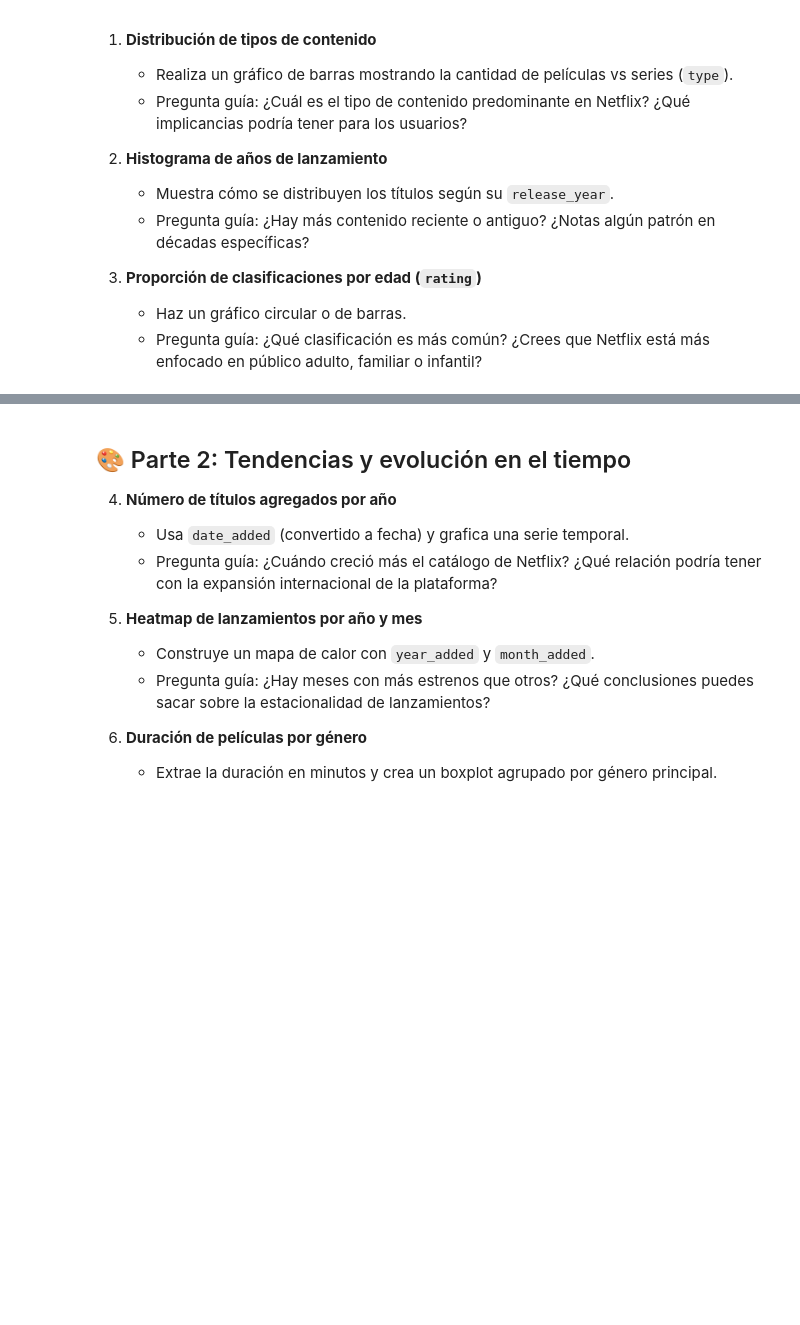
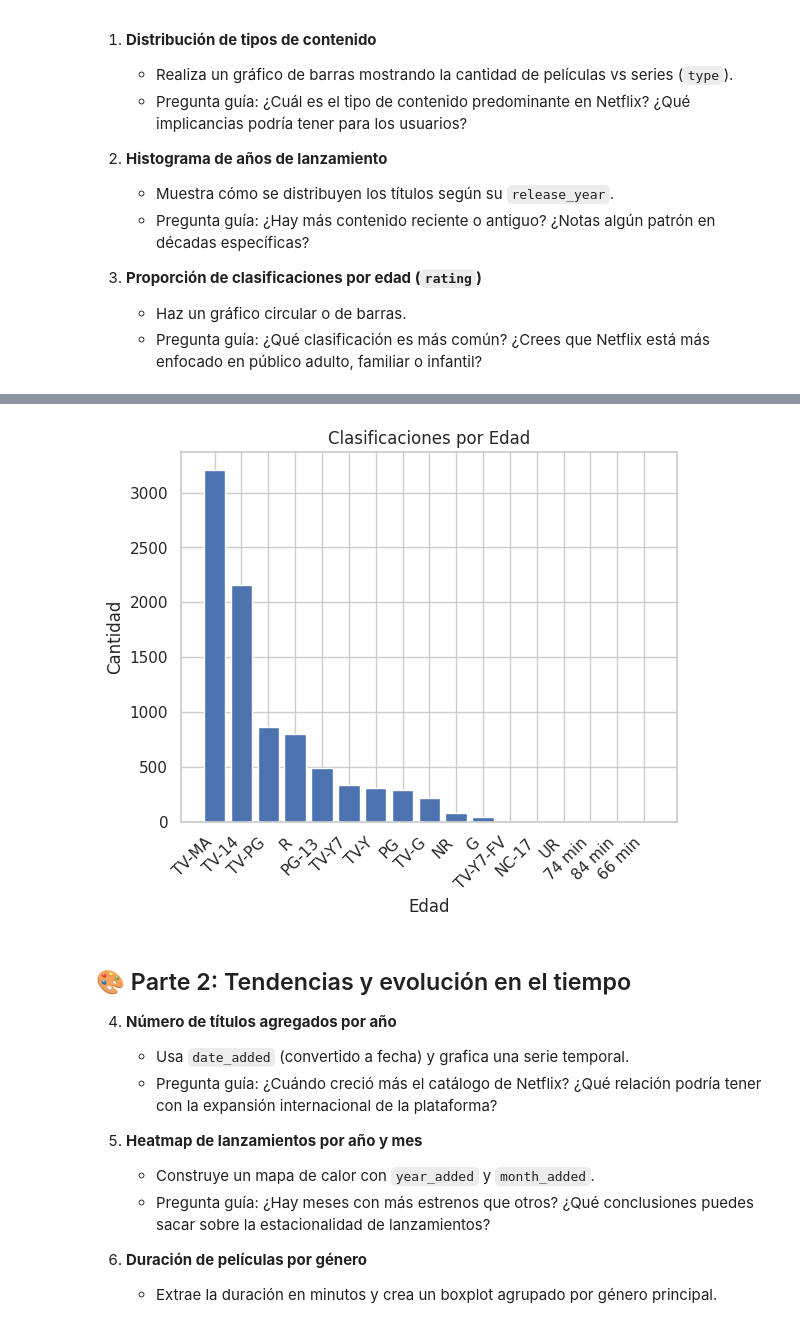
Before and after one commit to nmuraro/entregables, a Jupyter notebook: docs/labs/lab_05.ipynb, the cells around one changed output, grey strips where cells are left out. Cells and saved outputs as stored; diff of their text form; code cells hidden in the pictures; blank space fills up the shorter version.

```diff
--- a/docs/labs/lab_05.ipynb
+++ b/docs/labs/lab_05.ipynb
@@ -69,3 +97,22 @@ df.head()
+# %%
+#3.Proporción de clasificaciones por edad (rating)
+#Haz un gráfico circular o de barras.
+
+y = df["rating"].value_counts()
+x=y.index
+y=y.values
+
+plt.bar(x,y)
+plt.title('Clasificaciones por Edad')
+plt.xlabel('Edad')
+plt.ylabel('Cantidad')
+plt.xticks(rotation=45, ha="right")
+plt.show()
+
+#Pregunta guía: ¿Qué clasificación es más común? ¿Crees que Netflix está más enfocado en público adulto, familiar o infantil?
+#La clasificación más común es TV-MA. Luego, la mayoría del contenido está enfocado en contenido para adultos/adolecentes.
+# %% [output]
+[figure, added]
 # %% [markdown]
 
 
```
Also changed, not shown: parts of 13 cells of this notebook.
